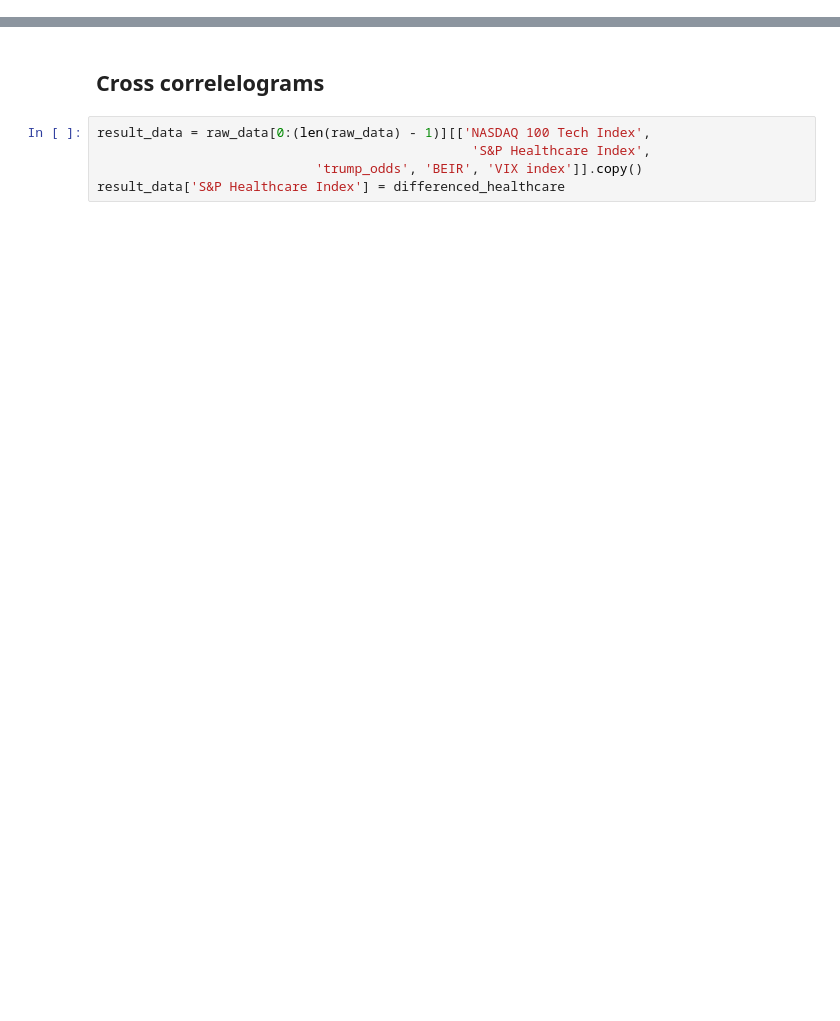
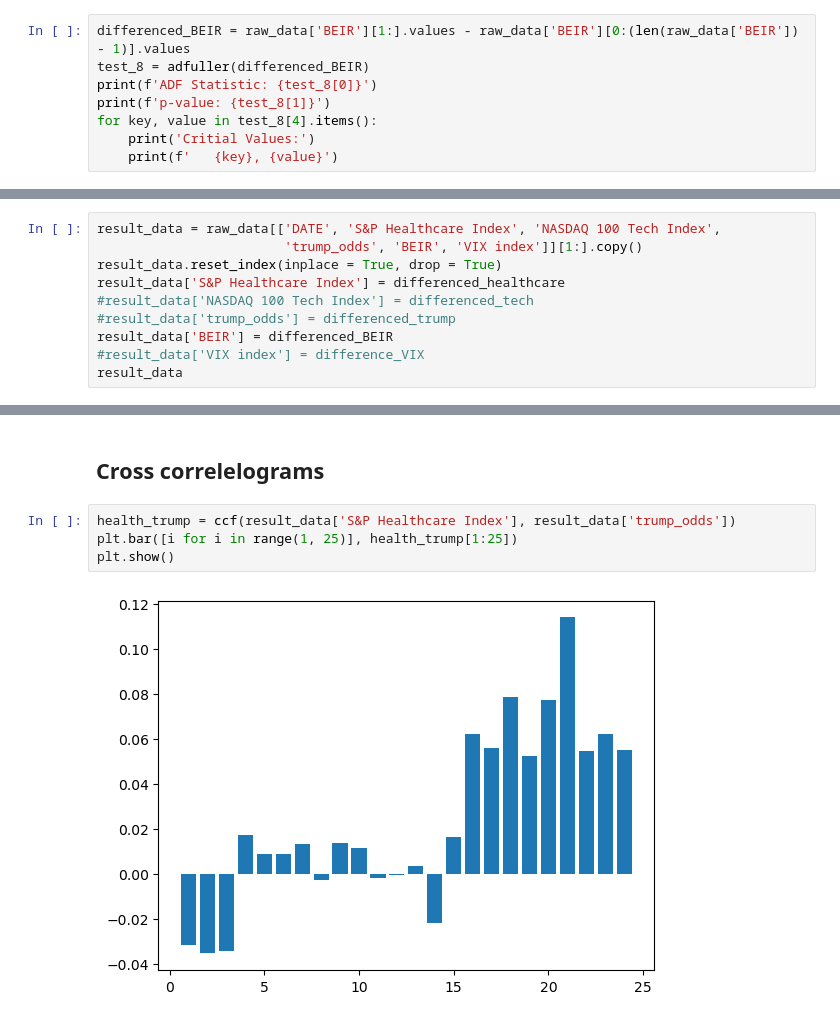
Before and after one commit to dg3358/ACTU-5842-Project, a Jupyter notebook: project_code.ipynb, the cells around one changed output, grey strips where cells are left out. Drawn from its saved outputs; the diff is of its cells as text; blank space fills up the shorter version.

```diff
--- a/project_code.ipynb
+++ b/project_code.ipynb
@@ -183,0 +250,8 @@ Critial Values:
+# %%
+differenced_BEIR = raw_data['BEIR'][1:].values - raw_data['BEIR'][0:(len(raw_data['BEIR']) - 1)].values
+test_8 = adfuller(differenced_BEIR)
+print(f'ADF Statistic: {test_8[0]}')
+print(f'p-value: {test_8[1]}')
+for key, value in test_8[4].items():
+    print('Critial Values:')
+    print(f'   {key}, {value}')
@@ -183,0 +302,10 @@ Critial Values:
+# %%
+result_data = raw_data[['DATE', 'S&P Healthcare Index', 'NASDAQ 100 Tech Index',
+                        'trump_odds', 'BEIR', 'VIX index']][1:].copy()
+result_data.reset_index(inplace = True, drop = True)
+result_data['S&P Healthcare Index'] = differenced_healthcare
+#result_data['NASDAQ 100 Tech Index'] = differenced_tech
+#result_data['trump_odds'] = differenced_trump
+result_data['BEIR'] = differenced_BEIR
+#result_data['VIX index'] = difference_VIX
+result_data
@@ -184,7 +326,8 @@ Critial Values:
 # %% [markdown]
 ## Cross correlelograms
-# %%
-result_data = raw_data[0:(len(raw_data) - 1)][['NASDAQ 100 Tech Index',
-                                                'S&P Healthcare Index',
-                            'trump_odds', 'BEIR', 'VIX index']].copy()
-result_data['S&P Healthcare Index'] = differenced_healthcare
+# %%
+health_trump = ccf(result_data['S&P Healthcare Index'], result_data['trump_odds'])
+plt.bar([i for i in range(1, 25)], health_trump[1:25])
+plt.show()
+# %% [output]
+[figure, added]
```
Also changed, not shown: parts of 22 cells of this notebook.
